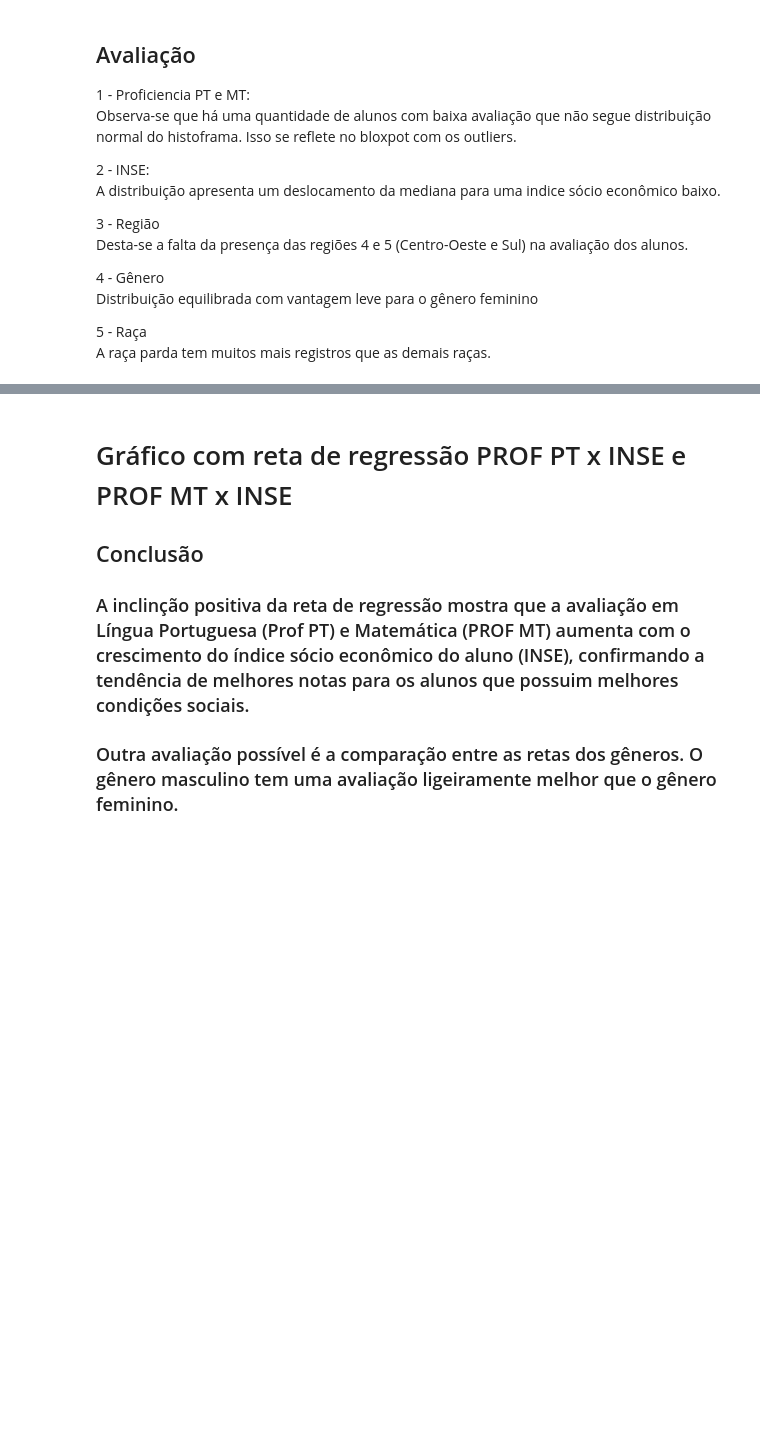
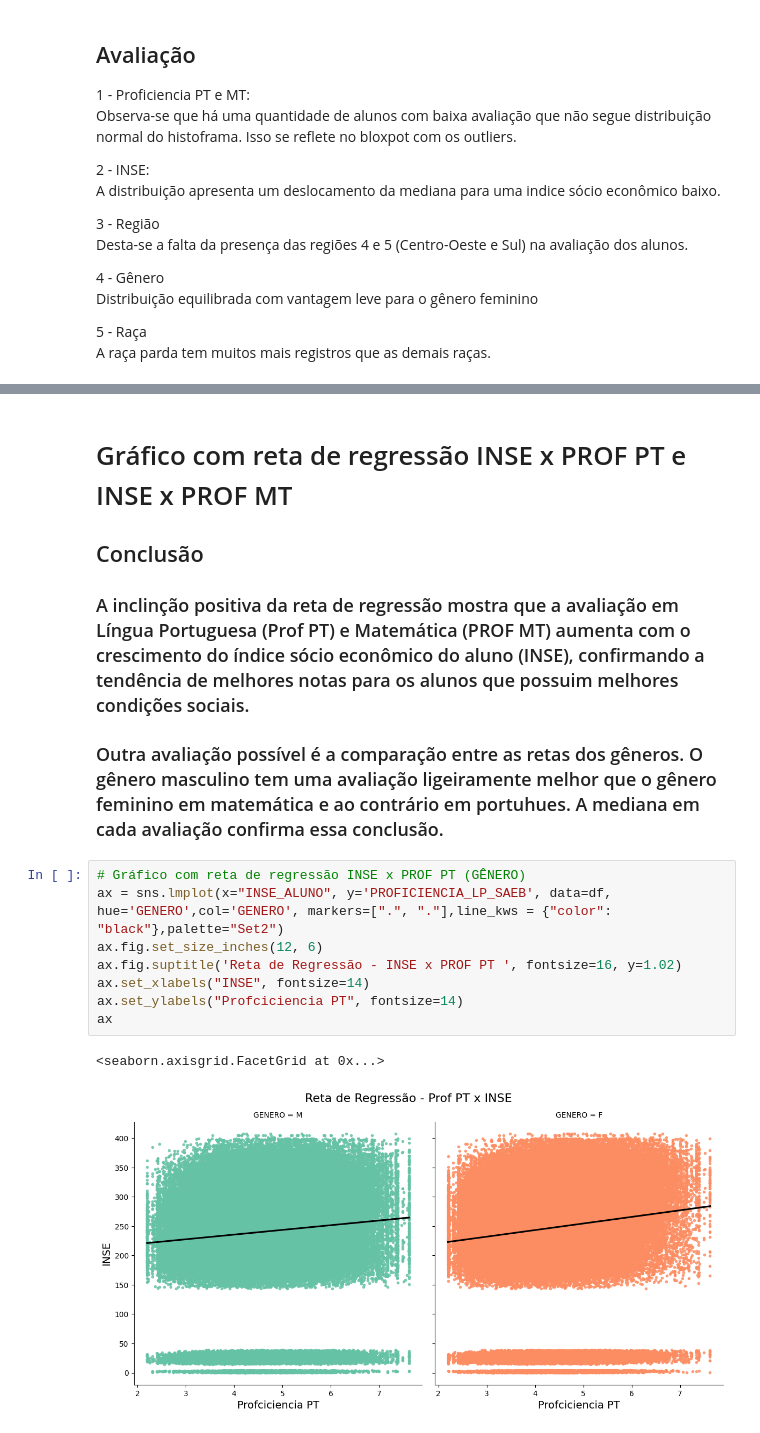
Before and after one commit to ebapp-dev/puc_ia, a Jupyter notebook: mvp/analise de dados/MVP_PUC_Eduardo.ipynb, the cells around one changed output, grey strips where cells are left out. Cells and saved outputs as stored; diff of their text form; blank space fills up the shorter version.

```diff
--- a/mvp/analise de dados/MVP_PUC_Eduardo.ipynb
+++ b/mvp/analise de dados/MVP_PUC_Eduardo.ipynb
@@ -263,9 +262,20 @@ Para resolver esse problema é usada função lmplot do Seaborn, que plota uma r
 
 Assim podemos fazer uma avaliação consistente de relação entre as variáveis e chegar a conclusões sobre a tendência das notas das disciplinas em relação as condições socio econômicas e a comparação entre gêneros e raças.
 # %% [markdown]
-# Gráfico com reta de regressão PROF PT x INSE e PROF MT x INSE
+# Gráfico com reta de regressão INSE x PROF PT e INSE x PROF MT
 ## Conclusão
 
 ### A inclinção positiva da reta de regressão mostra que a avaliação em Língua Portuguesa (Prof PT) e Matemática (PROF MT) aumenta com o crescimento do índice sócio econômico do aluno (INSE), confirmando a tendência de melhores notas para os alunos que possuim melhores condições sociais.
 
-### Outra avaliação possível é a comparação entre as retas dos gêneros. O gênero masculino tem uma avaliação ligeiramente melhor que o gênero feminino.
+### Outra avaliação possível é a comparação entre as retas dos gêneros. O gênero masculino tem uma avaliação ligeiramente melhor que o gênero feminino em matemática e ao contrário em portuhues. A mediana em cada avaliação confirma essa conclusão.
+# %%
+# Gráfico com reta de regressão INSE x PROF PT (GÊNERO)
+ax = sns.lmplot(x="INSE_ALUNO", y='PROFICIENCIA_LP_SAEB', data=df, hue='GENERO',col='GENERO', markers=[".", "."],line_kws = {"color": "black"},palette="Set2")
+ax.fig.set_size_inches(12, 6)
+ax.fig.suptitle('Reta de Regressão - INSE x PROF PT ', fontsize=16, y=1.02)
+ax.set_xlabels("INSE", fontsize=14)
+ax.set_ylabels("Profciciencia PT", fontsize=14)
+ax
+# %% [output]
+<seaborn.axisgrid.FacetGrid at 0x...>
+[figure, added]
```
Also changed, not shown: parts of 13 cells of this notebook.
